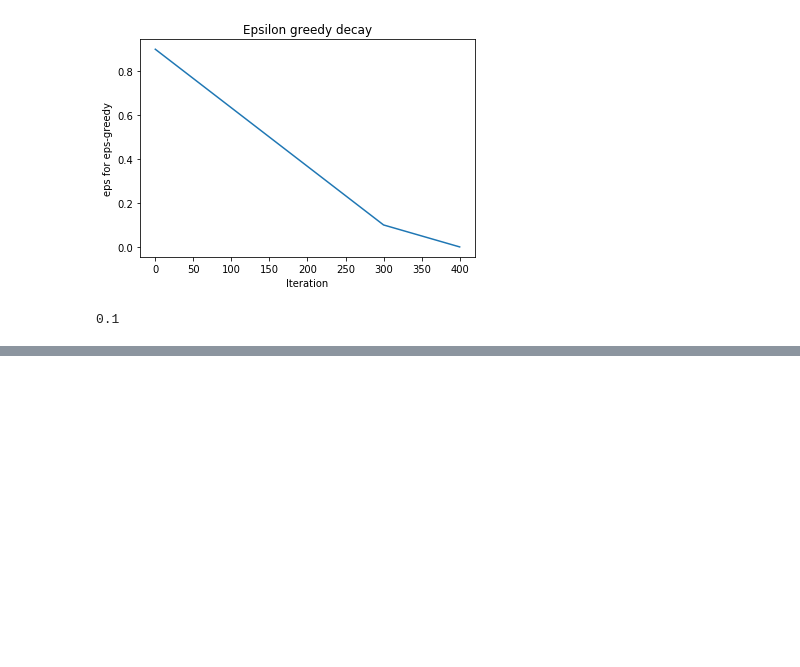
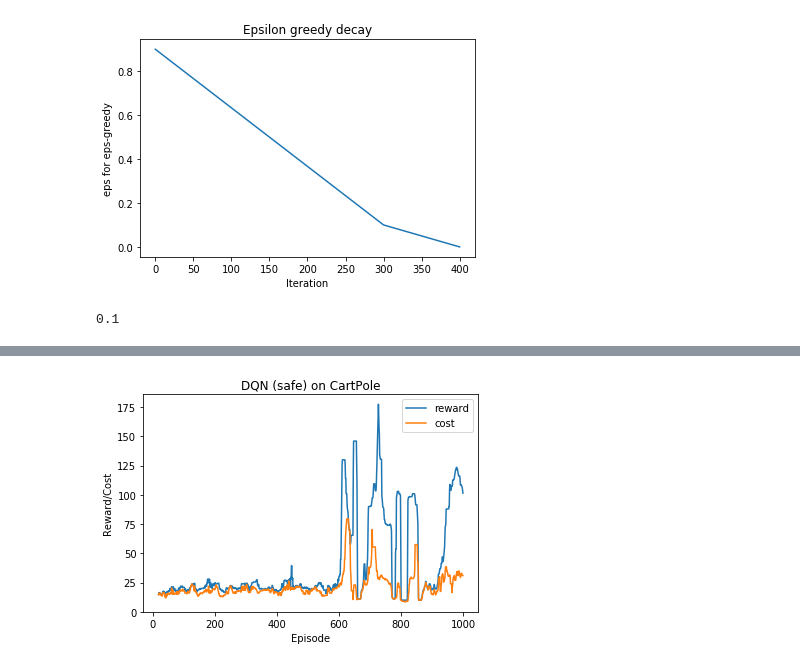
Before and after one commit to sergeivolodin/SafeContinuousStateRL, a Jupyter notebook: cartpole_safety_sdqn.ipynb, the cells around one changed output, grey strips where cells are left out. Saved outputs shown, nothing was run; the diff lists cells and outputs as text; code cells hidden in the pictures; blank space fills up the shorter version.

```diff
--- a/cartpole_safety_sdqn.ipynb
+++ b/cartpole_safety_sdqn.ipynb
@@ -178,12 +185,11 @@ q_cost, _ = q_like_function()
 # %%
-_, logits_policy = q_like_function()
-# taken logits (from state)
-logits_from = logits_policy[0::2]
 def dot_and_sum1(Z1, Z2):
     """ Return a vector of length Z1.shape[0] == Z2.shape[0] with i'th entry being sum of Z1ik*Z2ik """
     return tf.reduce_sum(tf.multiply(Z1, Z2), axis = 1)
-eps_lyapunov = d0 - dot_and_sum1(logits_policy, q_cost) / dot_and_sum1(logits_policy, q_termination)
-q_lyapunov = q_cost + tf.multiply(q_termination, tf.expand_dims(eps_lyapunov, 1))
+
+with tf.name_scope('q_lyapunov'):
+    eps_lyapunov = d0 - dot_and_sum1(logits_policy, q_cost) / dot_and_sum1(logits_policy, q_termination)
+    q_lyapunov = q_cost + tf.multiply(q_termination, tf.expand_dims(eps_lyapunov, 1))
 # %%
 def mse(x, y):
     """ Mean squared error tensor """
@@ -564,4 +582,16 @@ for i in tqdm(range(500)):
     #print(len(replay.buf))
+# %%
+plt.figure()
+plt.title('DQN (safe) on CartPole')
+plt.plot(pd.DataFrame(r).rolling(20).median(), label = 'reward')
+plt.plot(pd.DataFrame(c).rolling(20).median(), label = 'cost')
+plt.xlabel('Episode')
+plt.ylabel('Reward/Cost')
+plt.savefig('sdqn.eps', bbox_inches = 'tight')
+plt.legend()
+plt.show()
+# %% [output]
+[figure, added]
 # %%
 sample_q = True # still sampling from Q to get behavior, but training pi
 print(len(get_rollout()))
```
Also changed, not shown: parts of 31 cells of this notebook, 4 other files.
